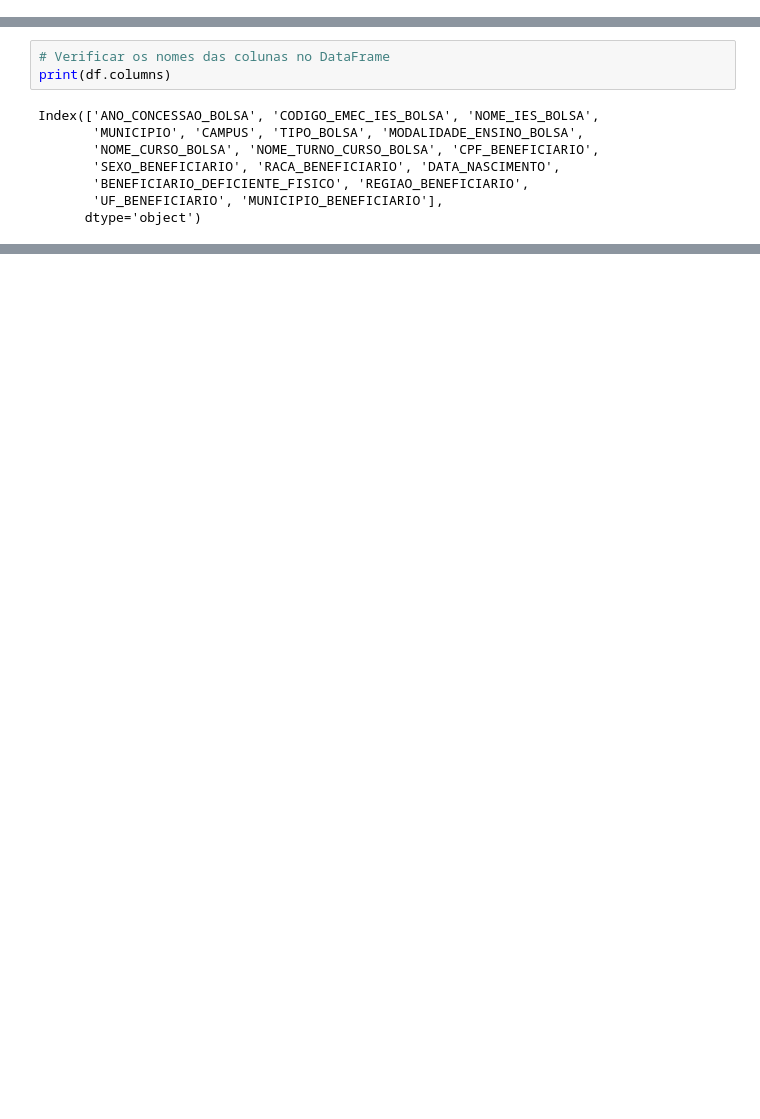
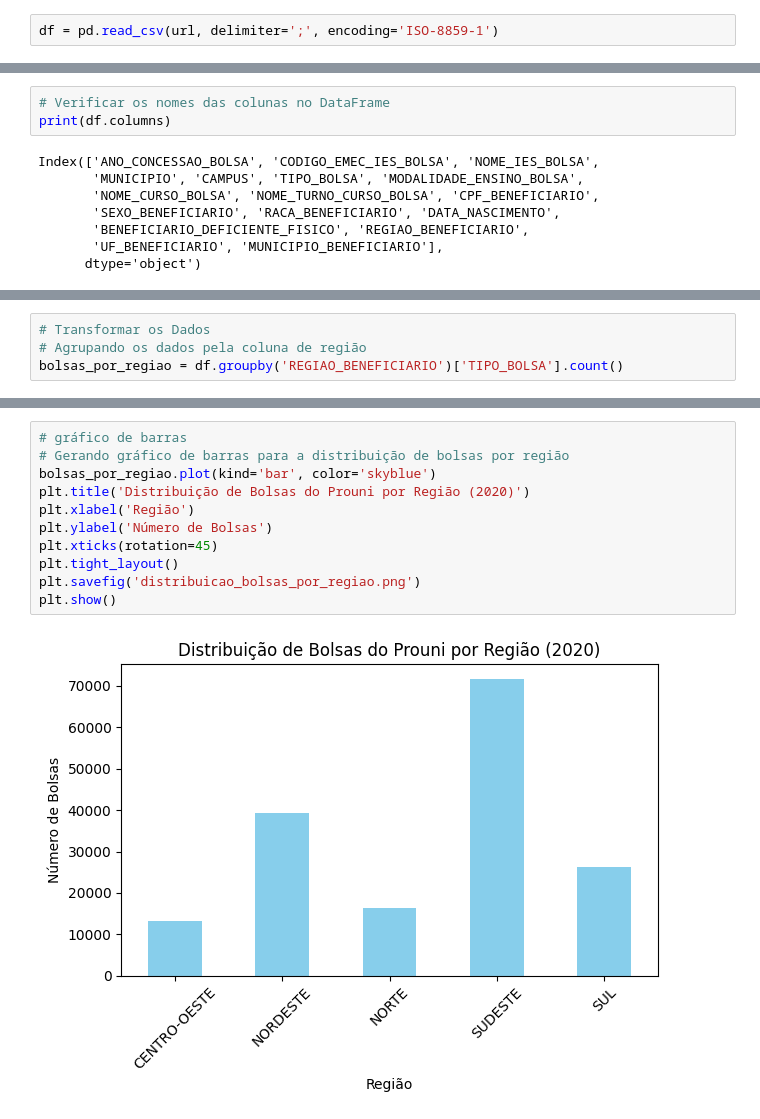
Before and after one commit to Helionaydias/Desafio-Python-Kick, a Jupyter notebook: projetoPython/projeto_python.ipynb, the cells around one changed output, grey strips where cells are left out. Drawn from its saved outputs; the diff is of its cells as text; blank space fills up the shorter version.

Commit message:
mudança de análise de dados usando os dados do  prouni

```diff
--- a/projetoPython/projeto_python.ipynb
+++ b/projetoPython/projeto_python.ipynb
@@ -39,0 +7,2 @@ print(df.head())
+# %%
+df = pd.read_csv(url, delimiter=';', encoding='ISO-8859-1')
@@ -133,0 +40,4 @@ Relatório PDF gerado com sucesso!
+# %%
+# Transformar os Dados
+# Agrupando os dados pela coluna de região
+bolsas_por_regiao = df.groupby('REGIAO_BENEFICIARIO')['TIPO_BOLSA'].count()
@@ -133,0 +55,13 @@ Relatório PDF gerado com sucesso!
+# %%
+# gráfico de barras
+# Gerando gráfico de barras para a distribuição de bolsas por região
+bolsas_por_regiao.plot(kind='bar', color='skyblue')
+plt.title('Distribuição de Bolsas do Prouni por Região (2020)')
+plt.xlabel('Região')
+plt.ylabel('Número de Bolsas')
+plt.xticks(rotation=45)
+plt.tight_layout()
+plt.savefig('distribuicao_bolsas_por_regiao.png')
+plt.show()
+# %% [output]
+[figure, added]
```
Also changed, not shown: parts of 15 cells of this notebook, 14 other files.
